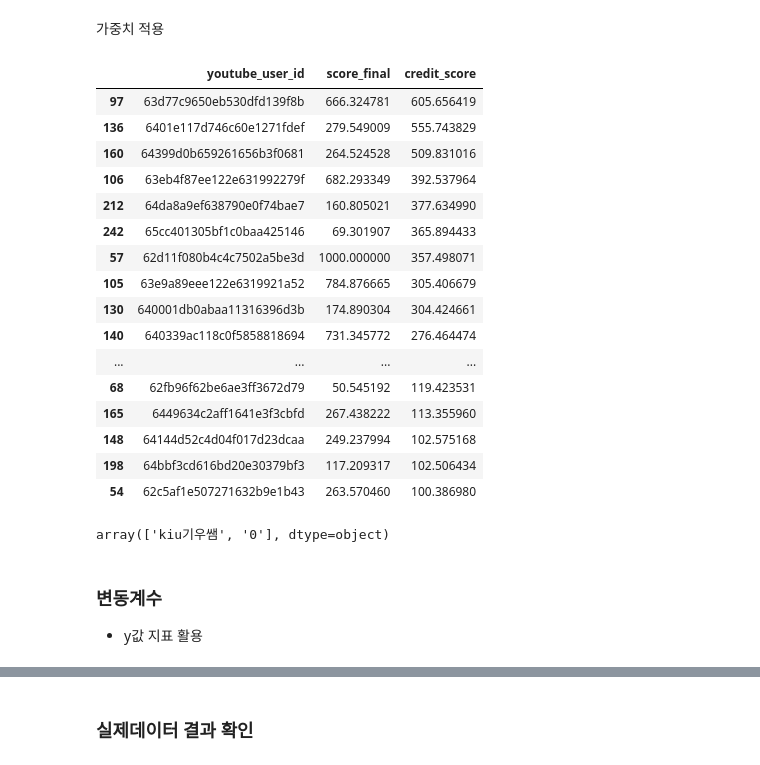
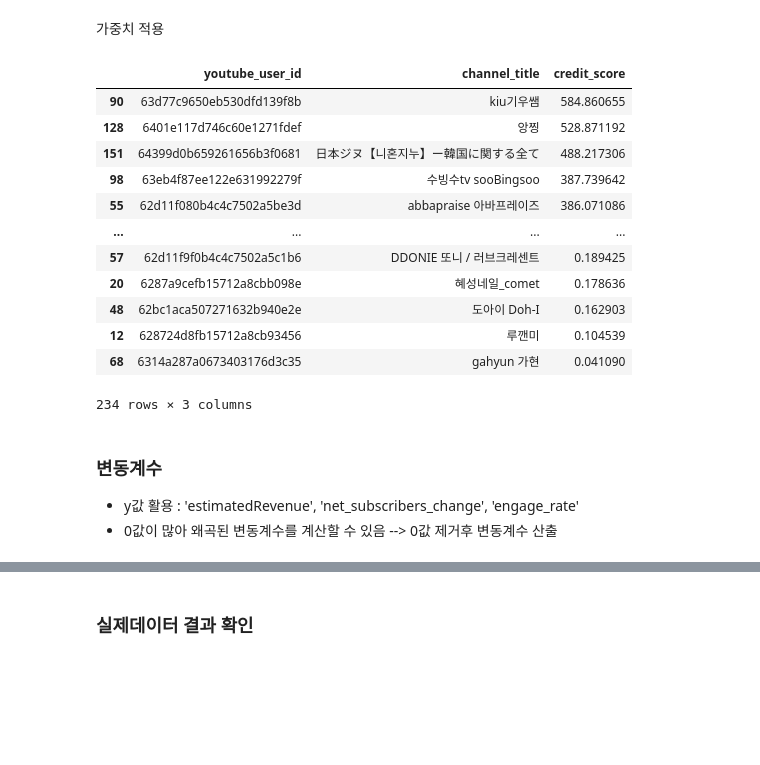
Before and after one commit to kkwann/awake, a Jupyter notebook: 5.Modeling(4).ipynb, the cells around one changed output, grey strips where cells are left out. Saved outputs shown, nothing was run; the diff lists cells and outputs as text; code cells hidden in the pictures; blank space fills up the shorter version.

```diff
--- a/5.Modeling(4).ipynb
+++ b/5.Modeling(4).ipynb
@@ -804,53 +808,62 @@ credit_df = youtube_videos.groupby('youtube_user_id')[['score','score1','score2'
 # %%
 # 불필요 및 이상치 제거
-credit_df = credit_df[~credit_df['youtube_user_id'].isin(['639bb8dcd603b8138e33780b', '6350be0a5a3ac10b5fe82028'])].reset_index(drop=True)
+credit_df = credit_df[~credit_df['youtube_user_id'].isin(['639bb8dcd603b8138e33780b'])].reset_index(drop=True)
 # '639bb8dcd603b8138e33780b' ## 없는 계정 및 이상치
-# '6350be0a5a3ac10b5fe82028' ## 확인 불가 계정
 # %%
 from sklearn.preprocessing import MinMaxScaler
 
 # 1. MinMaxScaler 적용
 scaler = MinMaxScaler()
-credit_df['score_scale'] = scaler.fit_transform(credit_df[['score']])
+# credit_df['score_scale'] = scaler.fit_transform(credit_df[['score']])
 credit_df['score1_scale'] = scaler.fit_transform(credit_df[['score1']])
 credit_df['score2_scale'] = scaler.fit_transform(credit_df[['score2']])
 credit_df['score3_scale'] = scaler.fit_transform(credit_df[['score3']])
 credit_df['score4_scale'] = scaler.fit_transform(credit_df[['score4']])
 credit_df['score5_scale'] = scaler.fit_transform(credit_df[['score5']])
 
-credit_df['score_final'] = scaler.fit_transform(credit_df[['score_scale']]) * 1000
-credit_df['score1_final'] = scaler.fit_transform(credit_df[['score1_scale']]) * 350
+# credit_df['score_final'] = scaler.fit_transform(credit_df[['score_scale']]) * 1000
+# credit_df['score1_final'] = scaler.fit_transform(credit_df[['score1_scale']]) * 350
+# credit_df['score2_final'] = scaler.fit_transform(credit_df[['score2_scale']]) * 280
+# credit_df['score3_final'] = scaler.fit_transform(credit_df[['score3_scale']]) * 120
+# credit_df['score4_final'] = scaler.fit_transform(credit_df[['score4_scale']]) * 180
+# credit_df['score5_final'] = scaler.fit_transform(credit_df[['score5_scale']]) * 80
+
+credit_df['score1_final'] = scaler.fit_transform(credit_df[['score1_scale']]) * 330
 credit_df['score2_final'] = scaler.fit_transform(credit_df[['score2_scale']]) * 280
-credit_df['score3_final'] = scaler.fit_transform(credit_df[['score3_scale']]) * 120
-credit_df['score4_final'] = scaler.fit_transform(credit_df[['score4_scale']]) * 180
+credit_df['score3_final'] = scaler.fit_transform(credit_df[['score3_scale']]) * 150
+credit_df['score4_final'] = scaler.fit_transform(credit_df[['score4_scale']]) * 160
 credit_df['score5_final'] = scaler.fit_transform(credit_df[['score5_scale']]) * 80
 # %%
 # 평가요소 분류 활용 스코어링
 credit_df['credit_score'] = credit_df[['score1_final','score2_final','score3_final','score4_final','score5_final']].sum(axis=1)
+# %%
+# 계정 확인 테이블
+user_info_df = merge_df_users_fin[['youtube_user_id','channel_title']].drop_duplicates().reset_index(drop=True)
+user_info_df = user_info_df[user_info_df['channel_title']!='0'].drop_duplicates().reset_index(drop=True)
+user_info_df = user_info_df.drop_duplicates('youtube_user_id').reset_index(drop=True)
+user_info_df = user_info_df.drop_duplicates('channel_title').reset_index(drop=True)
+# %%
+# 신용평가점수 테이블
+credit_df_fin = pd.merge(credit_df[['youtube_user_id','credit_score']],user_info_df,how='left',on='youtube_user_id')
+credit_df_fin = credit_df_fin[['youtube_user_id','channel_title','credit_score']]
+credit_df_fin = credit_df_fin[~credit_df_fin['channel_title'].isnull()].reset_index(drop=True)
 # %%
-credit_df.sort_values(['credit_score'],ascending=False)[['youtube_user_id','score_final','credit_score']].iloc[:30]
+credit_df_fin.sort_values(['credit_score'],ascending=False)
 # %% [output]
-|  | youtube_user_id | score_final | credit_score |
-| 97 | 63d77c9650eb530dfd139f8b | 666.324781 | 605.656419 |
-| 136 | 6401e117d746c60e1271fdef | 279.549009 | 555.743829 |
-| 160 | 64399d0b659261656b3f0681 | 264.524528 | 509.831016 |
-| 106 | 63eb4f87ee122e631992279f | 682.293349 | 392.537964 |
-| 212 | 64da8a9ef638790e0f74bae7 | 160.805021 | 377.634990 |
-| 242 | 65cc401305bf1c0baa425146 | 69.301907 | 365.894433 |
-| 57 | 62d11f080b4c4c7502a5be3d | 1000.000000 | 357.498071 |
-| 105 | 63e9a89eee122e6319921a52 | 784.876665 | 305.406679 |
-| 130 | 640001db0abaa11316396d3b | 174.890304 | 304.424661 |
-| 140 | 640339ac118c0f5858818694 | 731.345772 | 276.464474 |
+|  | youtube_user_id | channel_title | credit_score |
+| 90 | 63d77c9650eb530dfd139f8b | kiu기우쌤 | 584.860655 |
+| 128 | 6401e117d746c60e1271fdef | 앙찡 | 528.871192 |
+| 151 | 64399d0b659261656b3f0681 | 日本ジヌ【니혼지누】ー韓国に関する全て | 488.217306 |
+| 98 | 63eb4f87ee122e631992279f | 수빙수tv sooBingsoo | 387.739642 |
+| 55 | 62d11f080b4c4c7502a5be3d | abbapraise 아바프레이즈 | 386.071086 |
 | ... | ... | ... | ... |
-| 68 | 62fb96f62be6ae3ff3672d79 | 50.545192 | 119.423531 |
-| 165 | 6449634c2aff1641e3f3cbfd | 267.438222 | 113.355960 |
-| 148 | 64144d52c4d04f017d23dcaa | 249.237994 | 102.575168 |
-| 198 | 64bbf3cd616bd20e30379bf3 | 117.209317 | 102.506434 |
-| 54 | 62c5af1e507271632b9e1b43 | 263.570460 | 100.386980 |
+| 57 | 62d11f9f0b4c4c7502a5c1b6 | DDONIE 또니 / 러브크레센트 | 0.189425 |
+| 20 | 6287a9cefb15712a8cbb098e | 혜성네일_comet | 0.178636 |
+| 48 | 62bc1aca507271632b940e2e | 도아이 Doh-I | 0.162903 |
+| 12 | 628724d8fb15712a8cb93456 | 루깬미 | 0.104539 |
+| 68 | 6314a287a0673403176d3c35 | gahyun 가현 | 0.041090 |
+234 rows × 3 columns
-# %%
-merge_df_users_fin[merge_df_users_fin['youtube_user_id'] =='63d77c9650eb530dfd139f8b']['channel_title'].unique()
-# %% [output]
-array(['kiu기우쌤', '0'], dtype=object)
-# %% [markdown]
-### 변동계수
-- y값 지표 활용
+# %% [markdown]
+### 변동계수
+- y값 활용 : 'estimatedRevenue', 'net_subscribers_change', 'engage_rate'
+- 0값이 많아 왜곡된 변동계수를 계산할 수 있음 --> 0값 제거후 변동계수 산출
```
Also changed, not shown: parts of 24 cells of this notebook.
